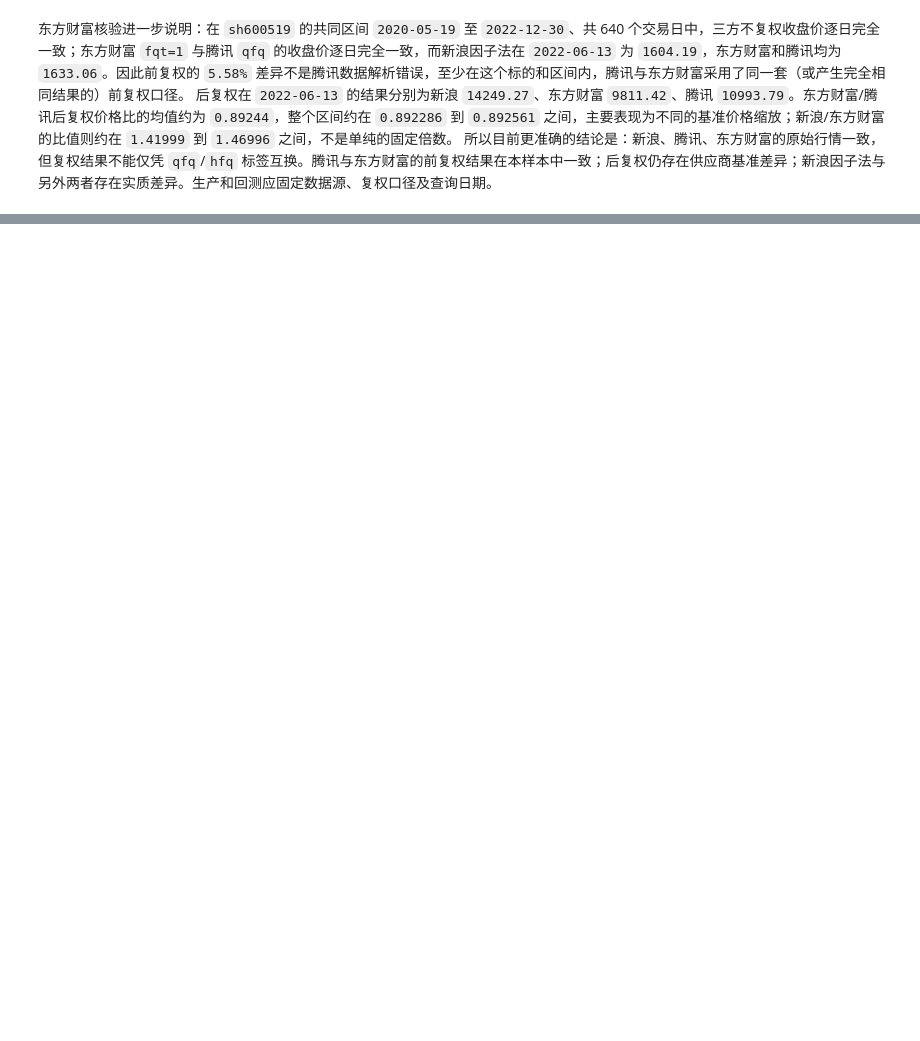
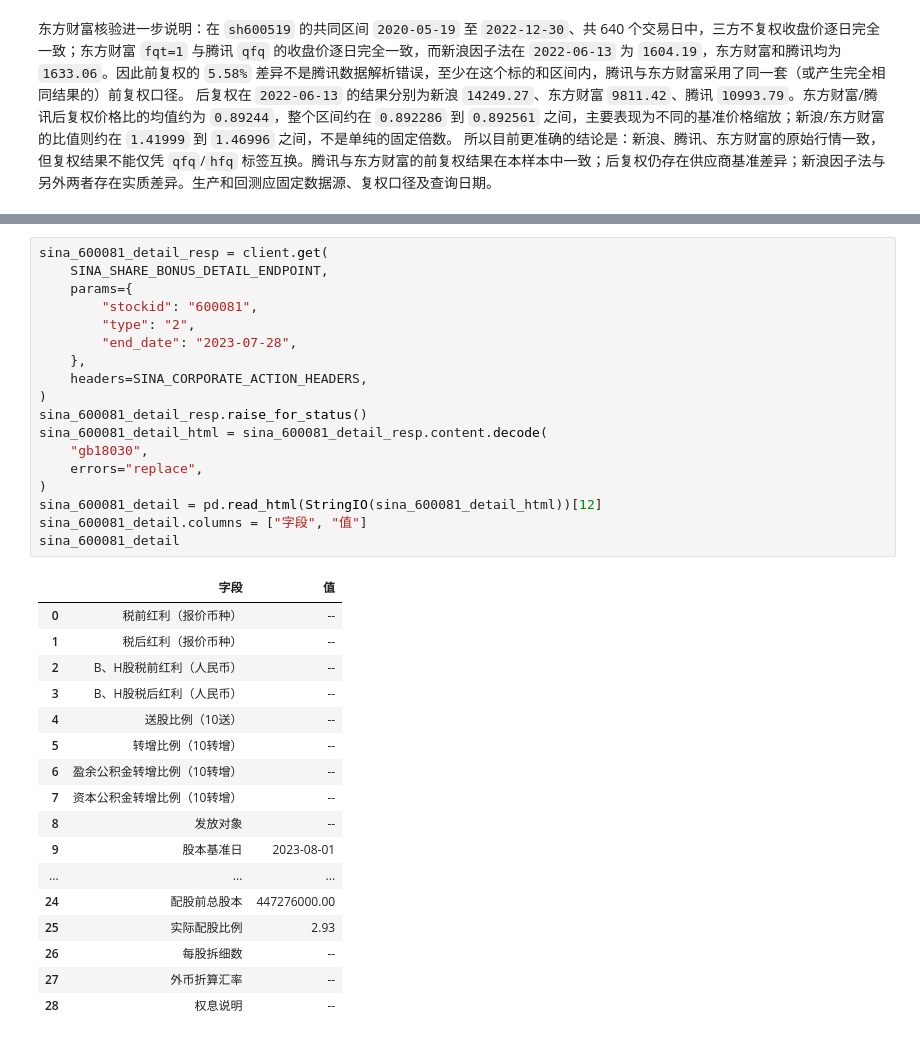
Before and after one commit to lixinqiany/mivy-trading, a Jupyter notebook: notebooks/sina-public-api-test.ipynb, the cells around one changed output, grey strips where cells are left out. Drawn from its saved outputs; the diff is of its cells as text; blank space fills up the shorter version.

```diff
--- a/notebooks/sina-public-api-test.ipynb
+++ b/notebooks/sina-public-api-test.ipynb
@@ -594,0 +740,36 @@ eastmoney_adjustment_samples
+# %%
+sina_600081_detail_resp = client.get(
+    SINA_SHARE_BONUS_DETAIL_ENDPOINT,
+    params={
+        "stockid": "600081",
+        "type": "2",
+        "end_date": "2023-07-28",
+    },
+    headers=SINA_CORPORATE_ACTION_HEADERS,
+)
+sina_600081_detail_resp.raise_for_status()
+sina_600081_detail_html = sina_600081_detail_resp.content.decode(
+    "gb18030",
+    errors="replace",
+)
+sina_600081_detail = pd.read_html(StringIO(sina_600081_detail_html))[12]
+sina_600081_detail.columns = ["字段", "值"]
+sina_600081_detail
+# %% [output]
+|  | 字段 | 值 |
+| 0 | 税前红利（报价币种） | -- |
+| 1 | 税后红利（报价币种） | -- |
+| 2 | B、H股税前红利（人民币） | -- |
+| 3 | B、H股税后红利（人民币） | -- |
+| 4 | 送股比例（10送） | -- |
+| 5 | 转增比例（10转增） | -- |
+| 6 | 盈余公积金转增比例（10转增） | -- |
+| 7 | 资本公积金转增比例（10转增） | -- |
+| 8 | 发放对象 | -- |
+| 9 | 股本基准日 | 2023-08-01 |
+| ... | ... | ... |
+| 24 | 配股前总股本 | 447276000.00 |
+| 25 | 实际配股比例 | 2.93 |
+| 26 | 每股拆细数 | -- |
+| 27 | 外币折算汇率 | -- |
+| 28 | 权息说明 | -- |
```
Also changed, not shown: parts of 36 cells of this notebook, 2 other files.
